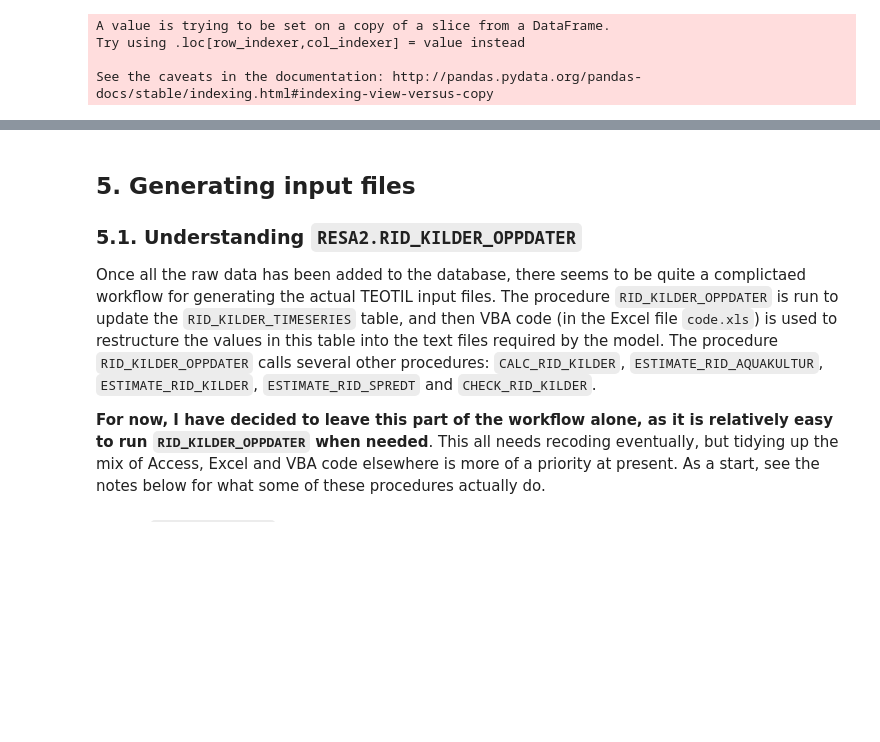
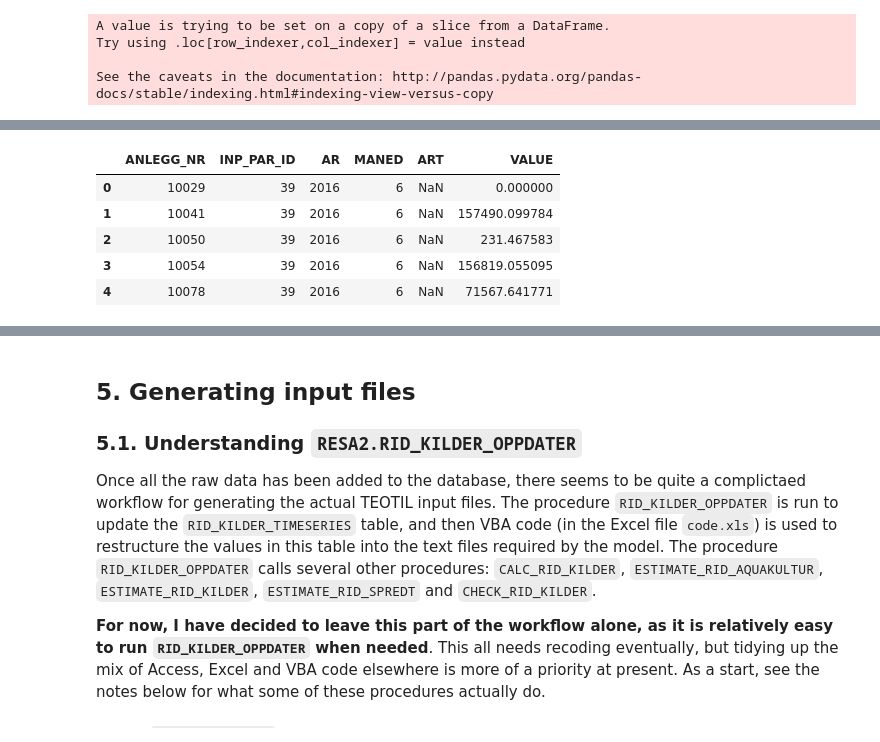
Before and after one commit to JamesSample/rid, a Jupyter notebook: notebooks/prepare_teotil_inputs.ipynb, the cells around one changed output, grey strips where cells are left out. Saved outputs shown, nothing was run; the diff lists cells and outputs as text; code cells hidden in the pictures; blank space fills up the shorter version.

```diff
--- a/notebooks/prepare_teotil_inputs.ipynb
+++ b/notebooks/prepare_teotil_inputs.ipynb
@@ -577,0 +450,12 @@ lu_df.to_sql(name='RID_AGRI_INPUTS', con=engine,
+# %%
+# Set the year for the data in question
+year = 2016
+# %%
+# Read raw (tidied) data
+# Fish farms
+in_xlsx = (r'C:\Data\James_Work\Staff\Oeyvind_K\Elveovervakingsprogrammet'
+           r'\Data\point_data_2016\fiske_oppdret_2016_raw.xlsx')
+fish_df = pd.read_excel(in_xlsx, sheetname='Ark1')
+
+# Drop no data
+fish_df.dropna(how='all', inplace=True)
@@ -577,0 +520,12 @@ lu_df.to_sql(name='RID_AGRI_INPUTS', con=engine,
+# %%
+# Estimate nutrient inputs from fish farns
+fish_nut = rid.estimate_fish_farm_nutrient_inputs(fish_df, year, 1088)
+
+fish_nut.head()
+# %% [output]
+|  | ANLEGG_NR | INP_PAR_ID | AR | MANED | ART | VALUE |
+| 0 | 10029 | 39 | 2016 | 6 | NaN | 0.000000 |
+| 1 | 10041 | 39 | 2016 | 6 | NaN | 157490.099784 |
+| 2 | 10050 | 39 | 2016 | 6 | NaN | 231.467583 |
+| 3 | 10054 | 39 | 2016 | 6 | NaN | 156819.055095 |
+| 4 | 10078 | 39 | 2016 | 6 | NaN | 71567.641771 |
```
Also changed, not shown: parts of 41 cells of this notebook, 1 other file.
